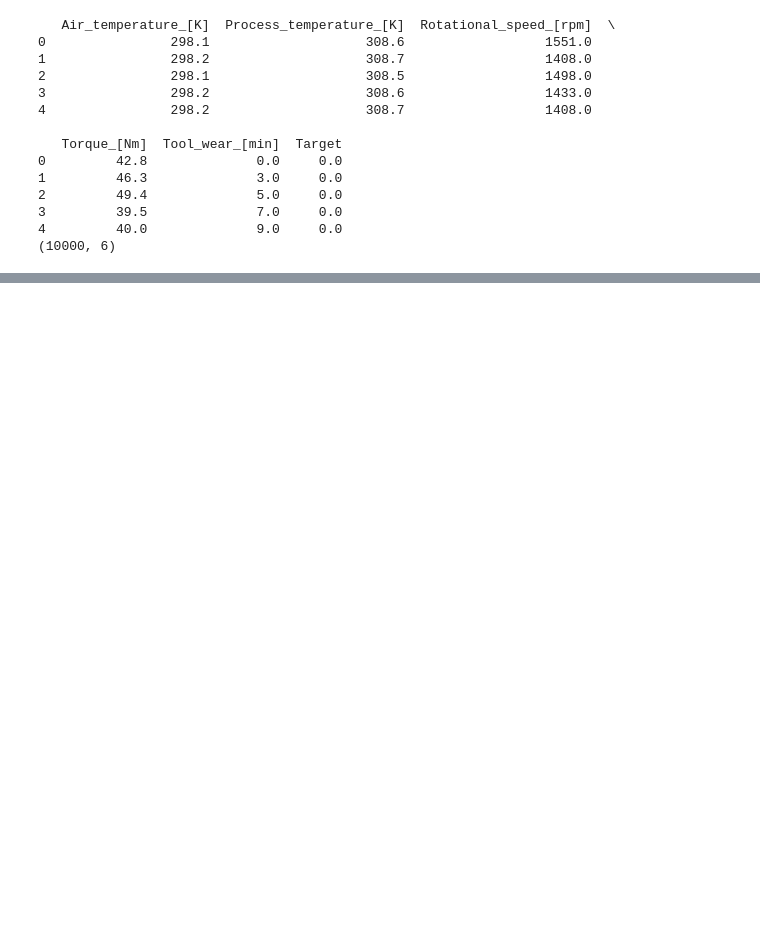
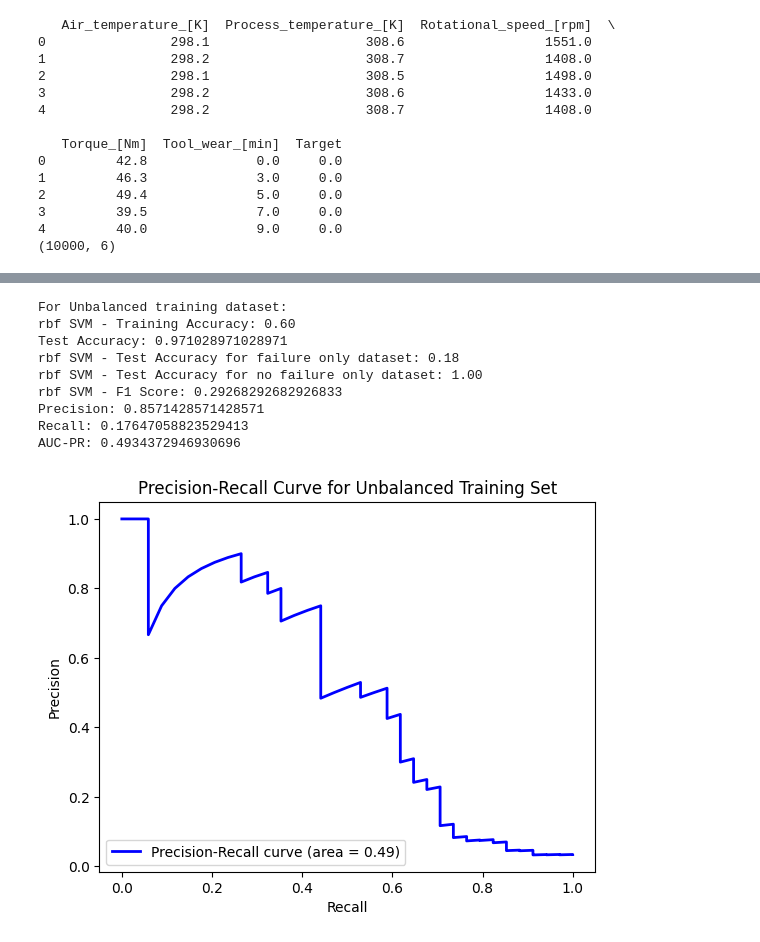
Before and after one commit to Gediyo/ECE1513-Project, a Jupyter notebook: Project_SVM_update.ipynb, the cells around one changed output, grey strips where cells are left out. Drawn from its saved outputs; the diff is of its cells as text; code cells hidden in the pictures; blank space fills up the shorter version.

Commit message:
SVM model with unbalanced training dataset included and plots updated

```diff
--- a/Project_SVM_update.ipynb
+++ b/Project_SVM_update.ipynb
@@ -84,0 +83,20 @@ X_resampled, y_resampled = smote.fit_resample(X_train, y_train)
+# %%
+# Using unbalanced training dataset
+# Define the parameter grid
+param_grid = {
+    'C': [0.1, 1, 10],
+    'gamma': [0.1, 0.01, 0.001]
+}
+
+# Create SVM classifier
+svm = SVC()
+
+# Instantiate GridSearchCV
+grid_search_unbalanced = GridSearchCV(estimator=svm, param_grid=param_grid, cv=9, scoring='accuracy')
+
+# Unbalanced dataset
+# Perform grid search on the training data
+grid_search_unbalanced.fit(X_train, y_train)
+
+# Print the best parameters found
+print("Best Parameters for unballanced training data:", grid_search_unbalanced.best_params_)
@@ -85 +105,60 @@ X_resampled, y_resampled = smote.fit_resample(X_train, y_train)
+# %%
+svm_unbalanced = SVC(C = 1, gamma = 0.001, probability=True)
+svm_unbalanced.fit(X_train, y_train)
+
+# Evaluating training accuracy
+train_accuracy = accuracy_score(y_resampled, svm_unbalanced.predict(X_resampled))
+print("For Unbalanced training dataset:")
+print(f"rbf SVM - Training Accuracy: {train_accuracy:.2f}")
+
+# Evaluate the best estimator on the test data
+test_accuracy = svm_unbalanced.score(X_test, y_test)
+print("Test Accuracy:", test_accuracy)
+
+
+test_failure_accuracy = accuracy_score(y_test_failure, svm_unbalanced.predict(X_test_failure))
+test_no_failure_accuracy = accuracy_score(y_test_no_failure, svm_unbalanced.predict(X_test_no_failure))
+
+print(f"rbf SVM - Test Accuracy for failure only dataset: {test_failure_accuracy:.2f}")
+print(f"rbf SVM - Test Accuracy for no failure only dataset: {test_no_failure_accuracy:.2f}")
+
+# F1 score calucation of the model
+f1 = f1_score(y_test, svm_unbalanced.predict(X_test))
+
+# Display the F1 score
+print("rbf SVM - F1 Score:", f1)
+# Compute precision and recall
+precision = precision_score(y_test, svm_unbalanced.predict(X_test))
+recall = recall_score(y_test, svm_unbalanced.predict(X_test))
+print("Precision:", precision)
+print("Recall:", recall)
+
+# Predict probabilities of class membership
+y_scores = svm_unbalanced.predict_proba(X_test)[:, 1]
+
+# Compute precision-recall curve and area under the curve (AUC)
+precision, recall, _ = precision_recall_curve(y_test, y_scores)
+auc_pr = auc(recall, precision)
+
+print("AUC-PR:", auc_pr)
+
+# Plot the precision-recall curve
+plt.figure()
+plt.plot(recall, precision, color='blue', lw=2, label='Precision-Recall curve (area = %0.2f)' % auc_pr)
+plt.xlabel('Recall')
+plt.ylabel('Precision')
+plt.title('Precision-Recall Curve for Unbalanced Training Set')
+plt.legend(loc='lower left')
+plt.show()
+# %% [output]
+For Unbalanced training dataset:
+rbf SVM - Training Accuracy: 0.60
+Test Accuracy: 0.971028971028971
+rbf SVM - Test Accuracy for failure only dataset: 0.18
+rbf SVM - Test Accuracy for no failure only dataset: 1.00
+rbf SVM - F1 Score: 0.29268292682926833
+Precision: 0.8571428571428571
+Recall: 0.17647058823529413
+AUC-PR: 0.4934372946930696
+[figure, added]
 # %%
```
Also changed, not shown: parts of 8 cells of this notebook.
